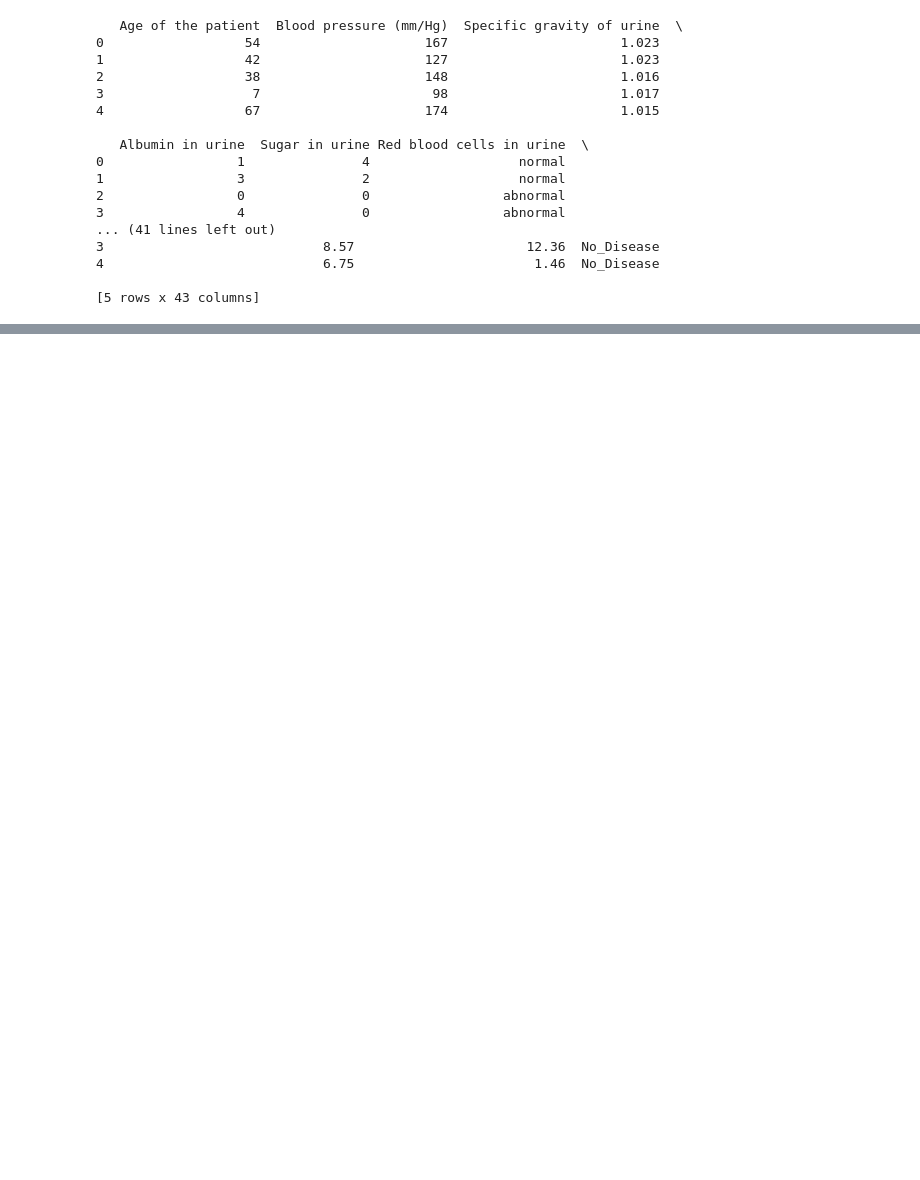
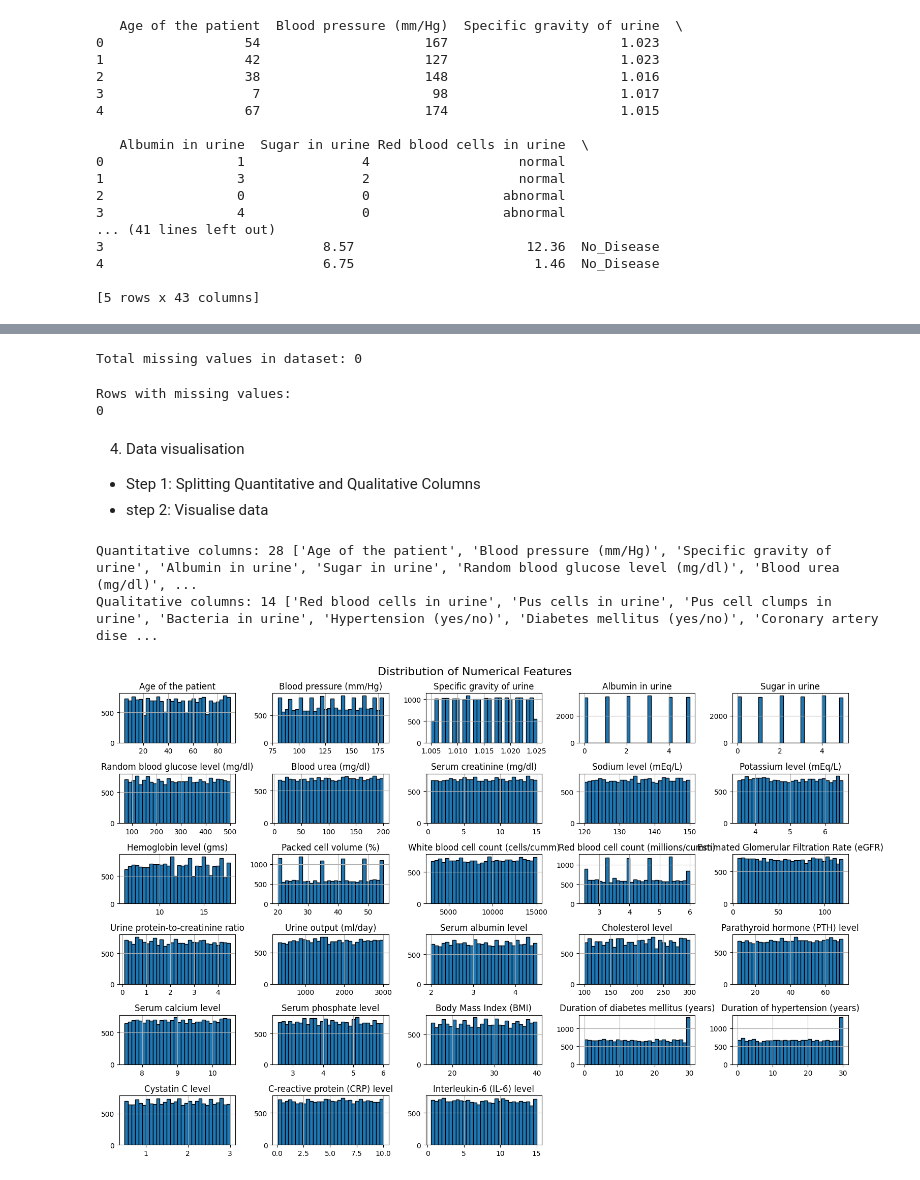
Before and after one commit to raniahadhri/chronic-kidney-disease, a Jupyter notebook: Notebooks/Notebooks.ipynb, the cells around one changed output, grey strips where cells are left out. Cells and saved outputs as stored; diff of their text form; code cells hidden in the pictures; blank space fills up the shorter version.

```diff
--- a/Notebooks/Notebooks.ipynb
+++ b/Notebooks/Notebooks.ipynb
@@ -41,0 +119,37 @@ print(df.head())
+# %%
+#step3
+# Check total number of missing values
+print("\nTotal missing values in dataset:", df.isnull().sum().sum())
+# %% [output]
+Total missing values in dataset: 0
+# %%
+# Optionally, show rows with any missing values
+print("\nRows with missing values:")
+print(len(df[df.isnull().any(axis=1)]))
+# %% [output]
+Rows with missing values:
+0
+# %% [markdown]
+4. Data visualisation
+* Step 1: Splitting Quantitative and Qualitative Columns
+* step 2: Visualise data
+# %%
+# splitting data into features and target
+X = df.drop('Target', axis=1)
+Y = df['Target']
+# %%
+num_cols = X.select_dtypes(include=['int64', 'float64']).columns
+cat_cols = X.select_dtypes(include=['object', 'category']).columns
+print("Quantitative columns:", len(num_cols), list(num_cols))
+print("Qualitative columns:", len(cat_cols), list(cat_cols))
+# %% [output]
+Quantitative columns: 28 ['Age of the patient', 'Blood pressure (mm/Hg)', 'Specific gravity of urine', 'Albumin in urine', 'Sugar in urine', 'Random blood glucose level (mg/dl)', 'Blood urea (mg/dl)', ...
+Qualitative columns: 14 ['Red blood cells in urine', 'Pus cells in urine', 'Pus cell clumps in urine', 'Bacteria in urine', 'Hypertension (yes/no)', 'Diabetes mellitus (yes/no)', 'Coronary artery dise ...
+# %%
+# Plot histograms for all numerical features
+df[num_cols].hist(bins=30, figsize=(15, 10), edgecolor='black')
+plt.suptitle("Distribution of Numerical Features", fontsize=16)
+plt.tight_layout()
+plt.show()
+# %% [output]
+[figure, added]
```
Also changed, not shown: parts of 31 cells of this notebook, 9 other files.
